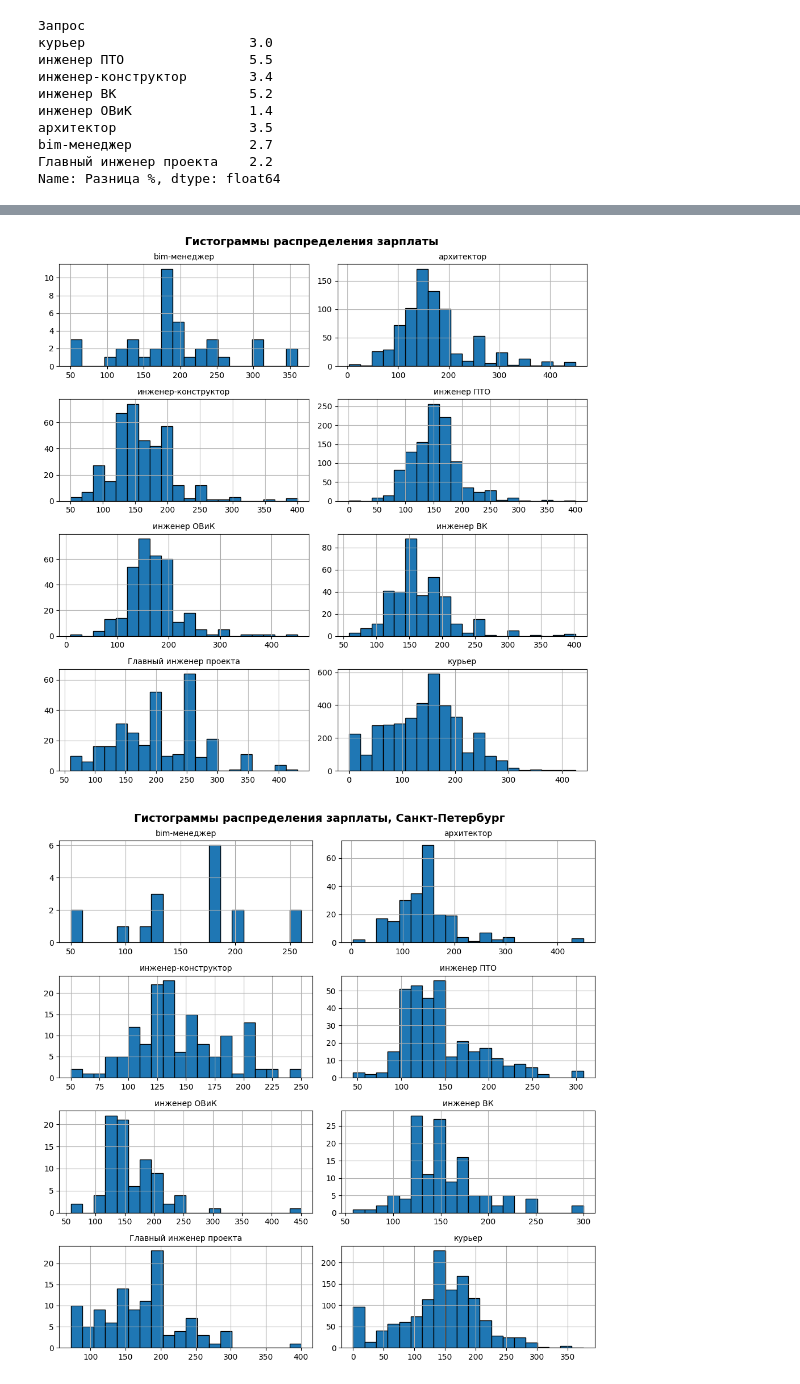
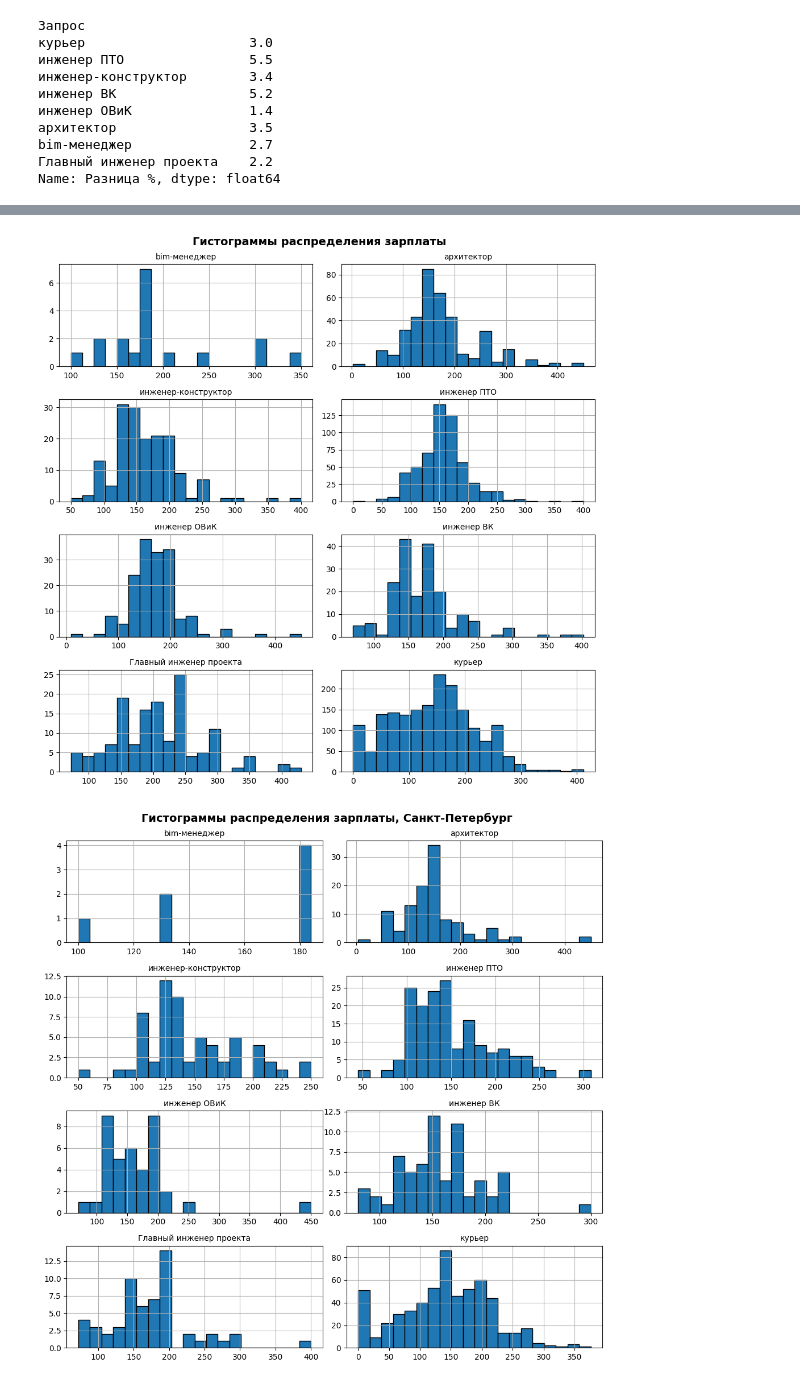
Before and after one commit to i-savelev/hh_parser, a Jupyter notebook: hh.ipynb, the cells around one changed output, grey strips where cells are left out. Saved outputs shown, nothing was run; the diff lists cells and outputs as text; code cells hidden in the pictures.

```diff
--- a/hh.ipynb
+++ b/hh.ipynb
@@ -155,18 +155,19 @@ plot_bar(pivot_diff['Разница %'], r'Разница % г/г', color = 'ste
 # %%
 def plot_subhist(df, title = 'Гистограммы распределения зарплаты'):
     fig, axes = plt.subplots(nrows=4, ncols=2, figsize=(10, 10))
     fig.suptitle(title, fontsize=14, fontweight='bold')
     axes = axes.flatten()
     plot_idx = 0
     for vacancy in df['Запрос'].unique():
         df_: pd.DataFrame= df[df['Запрос'] == vacancy]
         df_.hist(ax = axes[plot_idx], column='ЗП', bins=20, figsize=(10, 5), edgecolor='black')
         axes[plot_idx].set_title(vacancy, fontsize=10)
         plot_idx+=1
     plt.tight_layout(rect=(0, 0, 1, 1))
-plot_subhist(df_selary_all)
-plot_subhist(df_selary_all[df_selary_all['Город']=='Санкт-Петербург'], 'Гистограммы распределения зарплаты, Санкт-Петербург')
-plot_subhist(df_selary_all[df_selary_all['Город']=='Москва'], 'Гистограммы распределения зарплаты, Москва')
+df_for_hist = df_selary_all[df_selary_all['Дата'] == '2025-10-06']
+plot_subhist(df_for_hist)
+plot_subhist(df_for_hist [df_for_hist['Город']=='Санкт-Петербург'], 'Гистограммы распределения зарплаты, Санкт-Петербург')
+plot_subhist(df_for_hist [df_for_hist['Город']=='Москва'], 'Гистограммы распределения зарплаты, Москва')
 # %% [output]
-[figure, old version]
+[figure, new version]
-[figure, old version]
+[figure, new version]
```
Also changed, not shown: parts of 3 cells of this notebook.
